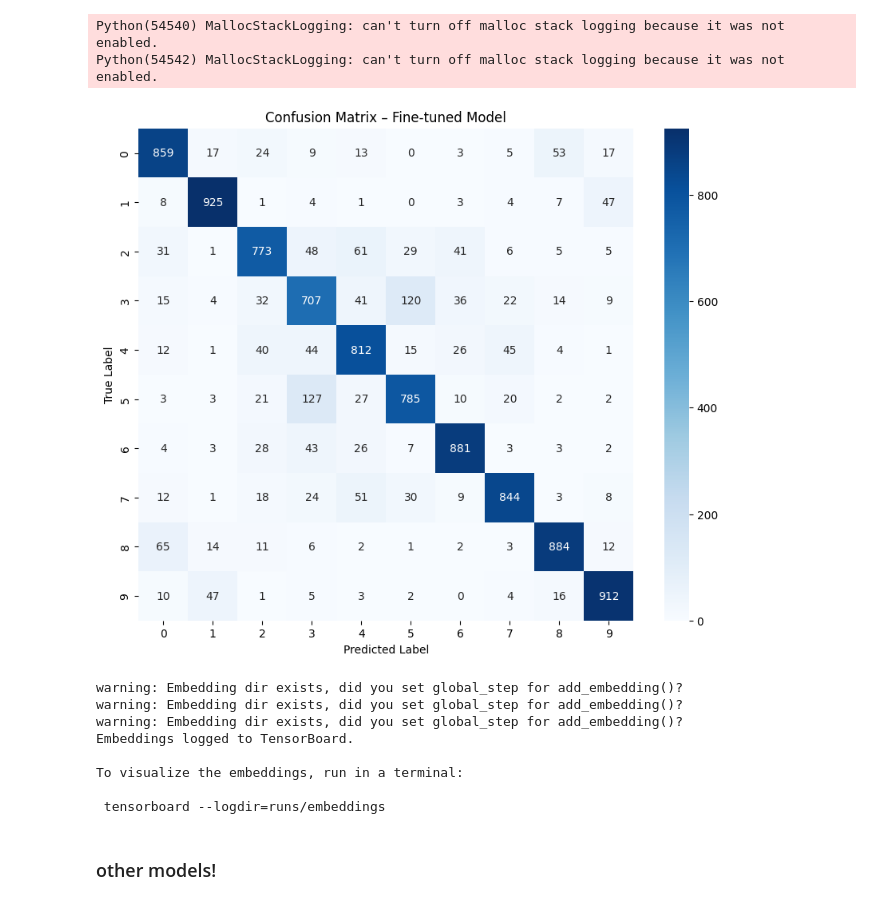
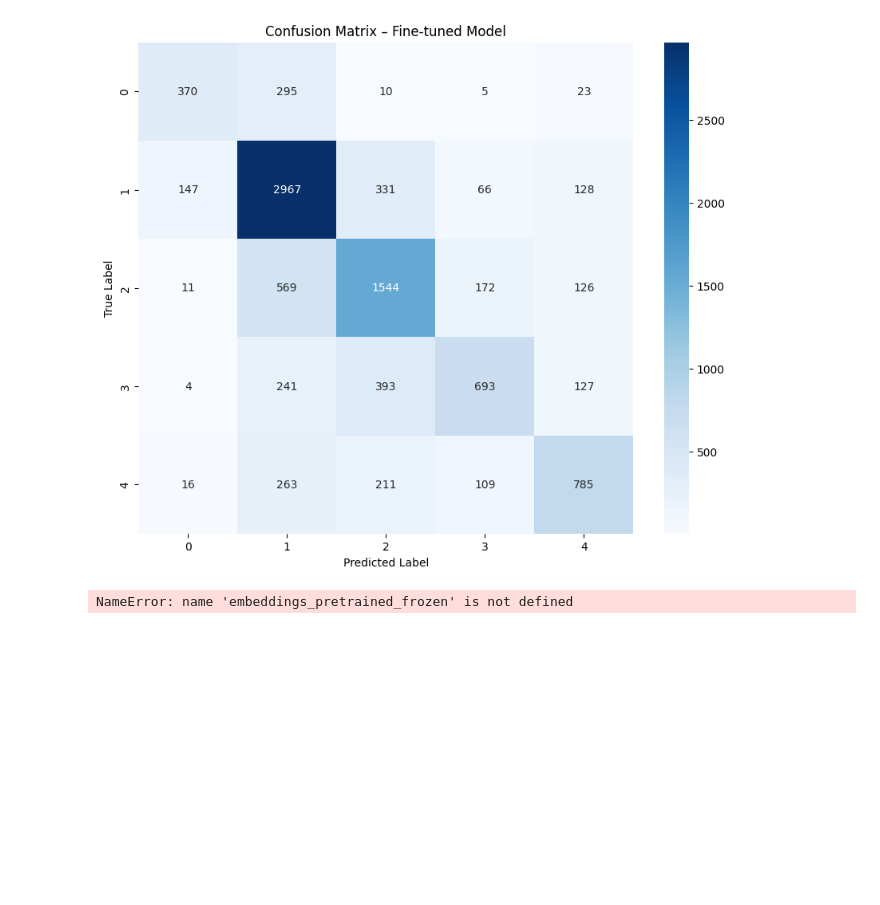
Before and after one commit to jessicayzhao/Museum-Art-Classification, a Jupyter notebook: PretrainedCNN.ipynb, the cells around one changed output. Saved outputs shown, nothing was run; the diff lists cells and outputs as text; code cells hidden in the pictures; blank space fills up the shorter version.

```diff
--- a/PretrainedCNN.ipynb
+++ b/PretrainedCNN.ipynb
@@ -160,26 +226,0 @@ Simple CNN Test Accuracy: 90.72%
-# %%
-# %% Cell 5: Load and preprocess CIFAR10 for the pre‑trained model
-#
-# For MobileNetV2 the expected input size is 224x224 and normalization values
-# are those used for ImageNet. We create new transforms for the pre‑trained model.
-transform_pretrained = transforms.Compose([
-    transforms.Resize((224, 224)),             # resize from 32x32 to 224x224
-    transforms.ToTensor(),
-    transforms.Normalize(mean=[0.485, 0.456, 0.406],  # ImageNet mean
-                         std=[0.229, 0.224, 0.225])   # ImageNet std
-])
-
-# Download CIFAR10 with the new transform for training and testing
-dataset = torchvision.datasets.ImageFolder(root=r'C:\Users\Jona\Desktop\DataScience\DS4440\Midterm\art500k_period', transform=transform_pretrained)
-train_size = int(0.8 * len(dataset))
-test_size = len(dataset) - train_size
-trainset_pretrained, testset_pretrained = torch.utils.data.random_split(dataset, [train_size, test_size])
-
-# Create DataLoaders for the pre‑trained model
-trainloader_pretrained = torch.utils.data.DataLoader(trainset_pretrained, batch_size=32,
-                                                     shuffle=True, num_workers=2)
-testloader_pretrained = torch.utils.data.DataLoader(testset_pretrained, batch_size=32,
-                                                    shuffle=False, num_workers=2)
-
-print("Pre-trained model data loaded: train size =", len(trainset_pretrained),
-      ", test size =", len(testset_pretrained))
@@ -366,38 +595,20 @@ Fine‑tuned model Test Accuracy: 83.82%
 # %%
-# %% Cell 10: Post‑analysis: Compute and display the confusion matrix for the fine‑tuned model
-#
-# We compute predictions for the fine‑tuned model on the entire test set and then
-# display a confusion matrix using seaborn.
-all_preds = []
-all_true = []
-
-pretrained_model.eval()
-with torch.no_grad():
-    for inputs, labels in testloader_pretrained:
-        inputs, labels = inputs.to(device), labels.to(device)
-        outputs, _ = pretrained_model(inputs)
-        _, predicted = torch.max(outputs.data, 1)
-        all_preds.extend(predicted.cpu().numpy())
-        all_true.extend(labels.cpu().numpy())
-
-cm = confusion_matrix(all_true, all_preds)
+cm = confusion_matrix(all_true_finetuned, all_preds_finetuned)
 
 plt.figure(figsize=(10, 8))
 sns.heatmap(cm, annot=True, fmt="d", cmap="Blues")
 plt.title("Confusion Matrix – Fine‑tuned Model")
 plt.ylabel("True Label")
 plt.xlabel("Predicted Label")
 plt.show()
 
 # Analysis:
 # - The confusion matrix shows which classes are most often confused.
 # - For example, you might observe that certain similar classes (like cats vs. dogs)
 #   are sometimes misclassified.
 # - Fine‑tuning helped boost the overall accuracy compared to the simple CNN.
 # %% [output]
-Python(54540) MallocStackLogging: can't turn off malloc stack logging because it was not enabled.
-Python(54542) MallocStackLogging: can't turn off malloc stack logging because it was not enabled.
-[figure, old version]
+[figure, new version]
 # %%
 # %% Cell 11: Define a function to log embeddings to TensorBoard
 #
@@ -432,10 +643,6 @@ def log_embeddings(writer, embeddings_dict, metadata_dict, global_step=0):
 # Then, we log these embeddings using TensorBoard.
 num_samples = 500
 
-# For the custom model (simple CNN), we already have embeddings and labels (from Cell 4)
-embeddings_custom_np = embeddings_custom.cpu()  # shape: [num_samples, embedding_dim]
-metadata_custom = [str(label.item()) for label in labels_custom]
-
 # For the pre‑trained (frozen) model, we have embeddings from Cell 7
 embeddings_pretrained_np = embeddings_pretrained_frozen.cpu()  # shape: [num_samples, embedding_dim]
 metadata_pretrained = [str(label.item()) for label in labels_pretrained]
@@ -446,18 +653,16 @@ metadata_finetuned = [str(label.item()) for label in labels_finetuned]
 
 # Create a dictionary of embeddings and metadata
 embeddings_dict = {
-    "custom": embeddings_custom_np,
     "pretrained": embeddings_pretrained_np,
     "finetuned": embeddings_finetuned_np
 }
 metadata_dict = {
-    "custom": metadata_custom,
     "pretrained": metadata_pretrained,
     "finetuned": metadata_finetuned
 }
 
 # Create a TensorBoard SummaryWriter (logs will be saved in the 'runs/embeddings' directory)
-log_dir = "runs/embeddings"
+log_dir = "runs/embeddings_0"
 if not os.path.exists(log_dir):
     os.makedirs(log_dir)
 writer = SummaryWriter(log_dir)
@@ -468,11 +673,4 @@ writer.close()
 
 print("\nTo visualize the embeddings, run in a terminal:\n\n tensorboard --logdir=runs/embeddings\n")
 # %% [output]
-warning: Embedding dir exists, did you set global_step for add_embedding()?
-warning: Embedding dir exists, did you set global_step for add_embedding()?
-warning: Embedding dir exists, did you set global_step for add_embedding()?
-Embeddings logged to TensorBoard.
-
-To visualize the embeddings, run in a terminal:
-
- tensorboard --logdir=runs/embeddings
+NameError: name 'embeddings_pretrained_frozen' is not defined
@@ -482,2 +676,0 @@ To visualize the embeddings, run in a terminal:
-# %% [markdown]
-### other models!
```
Also changed, not shown: parts of 24 cells of this notebook, 2 other files.
